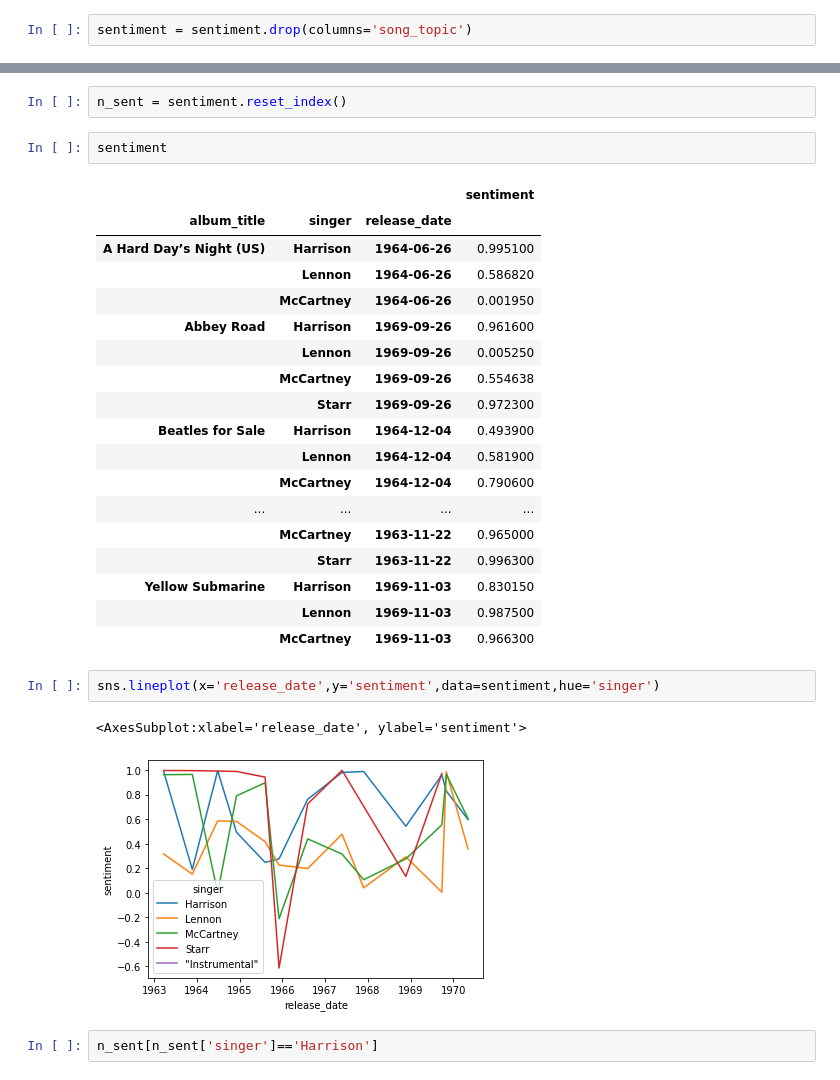
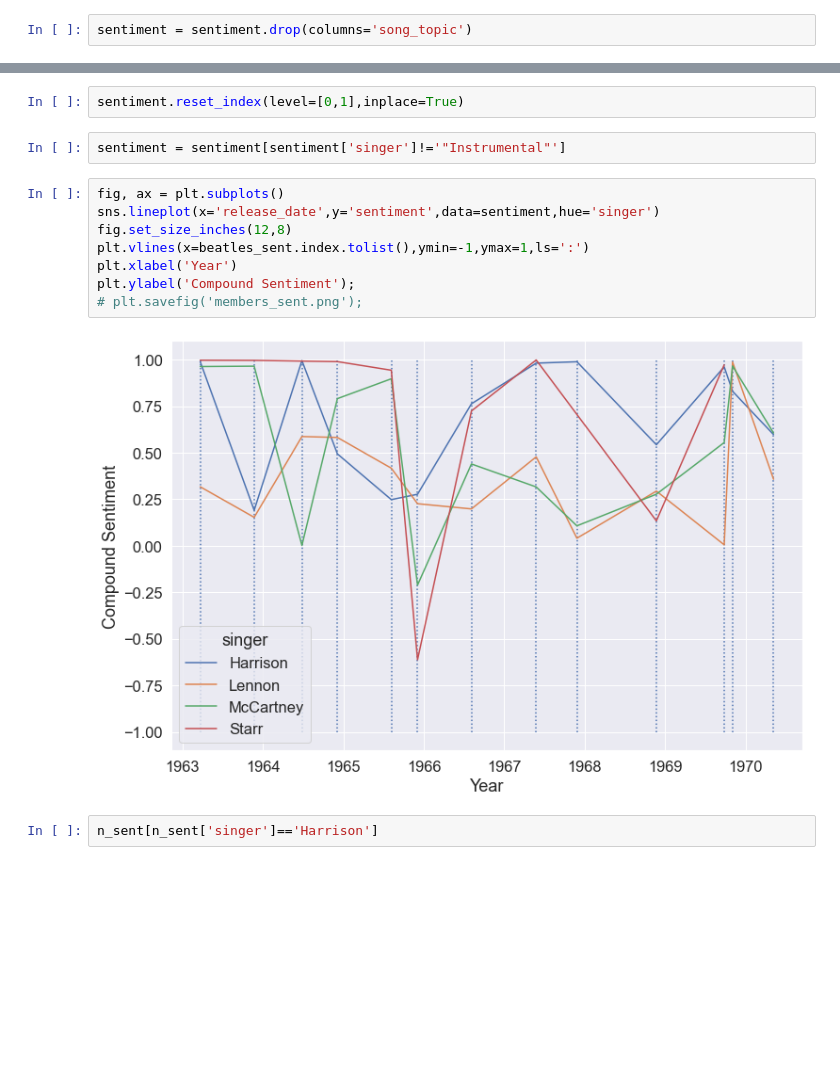
Before and after one commit to josephpcowell/cowell_proj_5, a Jupyter notebook: text_analysis.ipynb, the cells around one changed output, grey strips where cells are left out. Cells and saved outputs as stored; diff of their text form; blank space fills up the shorter version.

```diff
--- a/text_analysis.ipynb
+++ b/text_analysis.ipynb
@@ -461,31 +533,17 @@ sentiment
-# %%
-n_sent = sentiment.reset_index()
-# %%
-sentiment
-# %% [output]
-|  |  |  | sentiment |
-| album_title | singer | release_date |  |
-| A Hard Day’s Night (US) | Harrison | 1964-06-26 | 0.995100 |
-|  | Lennon | 1964-06-26 | 0.586820 |
-|  | McCartney | 1964-06-26 | 0.001950 |
-| Abbey Road | Harrison | 1969-09-26 | 0.961600 |
-|  | Lennon | 1969-09-26 | 0.005250 |
-|  | McCartney | 1969-09-26 | 0.554638 |
-|  | Starr | 1969-09-26 | 0.972300 |
-| Beatles for Sale | Harrison | 1964-12-04 | 0.493900 |
-|  | Lennon | 1964-12-04 | 0.581900 |
-|  | McCartney | 1964-12-04 | 0.790600 |
-| ... | ... | ... | ... |
-|  | McCartney | 1963-11-22 | 0.965000 |
-|  | Starr | 1963-11-22 | 0.996300 |
-| Yellow Submarine | Harrison | 1969-11-03 | 0.830150 |
-|  | Lennon | 1969-11-03 | 0.987500 |
-|  | McCartney | 1969-11-03 | 0.966300 |
-# %%
-sns.lineplot(x='release_date',y='sentiment',data=sentiment,hue='singer')
-# %% [output]
-<AxesSubplot:xlabel='release_date', ylabel='sentiment'>
-[figure, removed]
+# %%
+sentiment.reset_index(level=[0,1],inplace=True)
+# %%
+sentiment = sentiment[sentiment['singer']!='"Instrumental"']
+# %%
+fig, ax = plt.subplots()
+sns.lineplot(x='release_date',y='sentiment',data=sentiment,hue='singer')
+fig.set_size_inches(12,8)
+plt.vlines(x=beatles_sent.index.tolist(),ymin=-1,ymax=1,ls=':')
+plt.xlabel('Year')
+plt.ylabel('Compound Sentiment');
+# plt.savefig('members_sent.png');
+# %% [output]
+[figure, added]
 # %%
 n_sent[n_sent['singer']=='Harrison']
 # %% [output]
```
Also changed, not shown: parts of 15 cells of this notebook.
